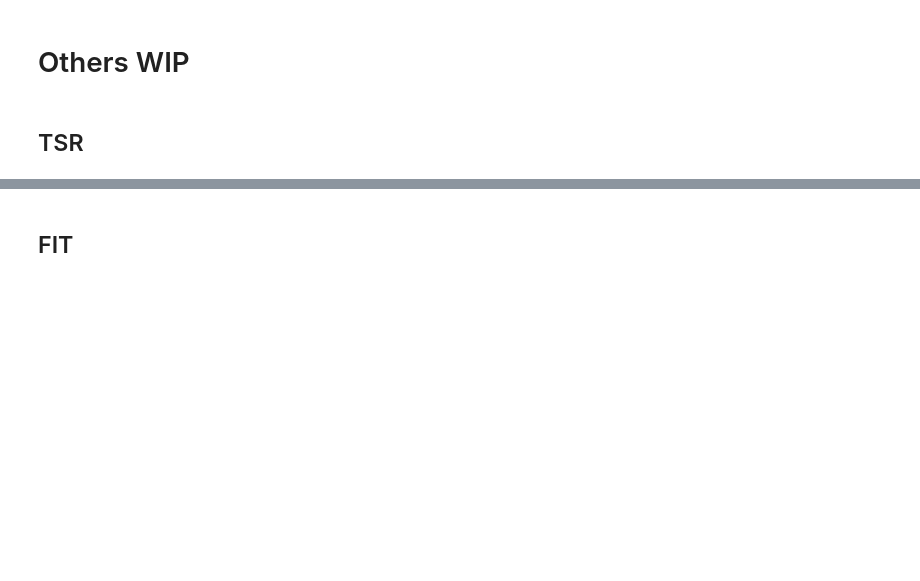
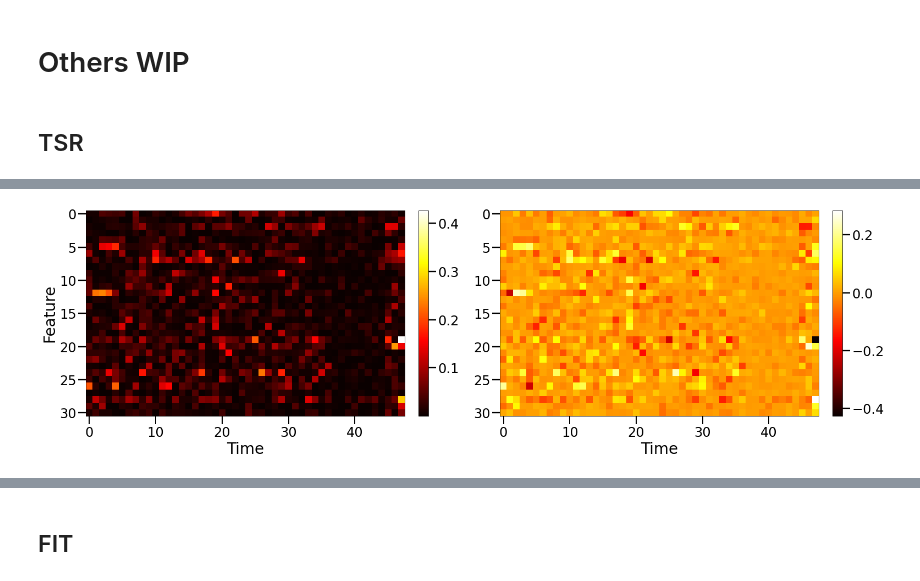
Before and after one commit to UVA-MLSys/SA-Timeseries, a Jupyter notebook: dual_interpret.ipynb, the cells around one changed output, grey strips where cells are left out. Cells and saved outputs as stored; diff of their text form; code cells hidden in the pictures; blank space fills up the shorter version.

```diff
--- a/dual_interpret.ipynb
+++ b/dual_interpret.ipynb
@@ -195,0 +252,21 @@ baselines = get_baseline(inputs, 'zero')
+# %%
+example_no = 1
+output = 0
+
+fig, axes = plt.subplots(1, 2, figsize =(22, 7))
+
+im = axes[0].imshow(attr_numpy[example_no, output].T, cmap='hot', interpolation='nearest')
+axes[0].figure.colorbar(im, fraction=0.03, pad=0.04)
+axes[0].set_xlabel('Time')
+axes[0].set_ylabel('Feature')
+# plt.show()
+im = axes[1].imshow(tsr_attr_numpy[example_no, output].T, cmap='hot', interpolation='nearest')
+axes[1].figure.colorbar(im, fraction=0.03, pad=0.04)
+axes[1].set_xlabel('Time')
+
+fig.tight_layout()
+plt.suptitle('Heat map of feature importance scores')
+plt.savefig('results/heatmap.jpg', dpi=200)
+plt.show()
+# %% [output]
+[figure, added]
```
Also changed, not shown: parts of 26 cells of this notebook, 7 other files.
